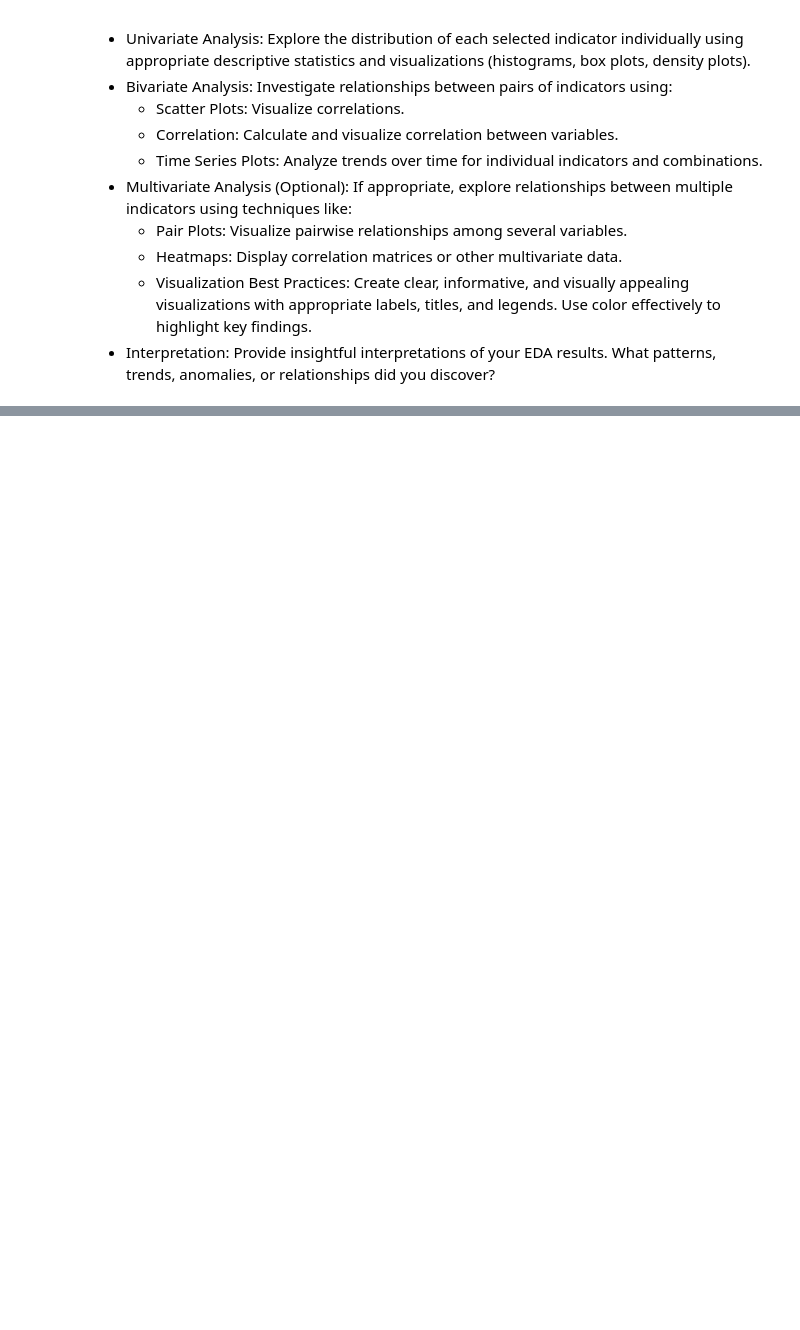
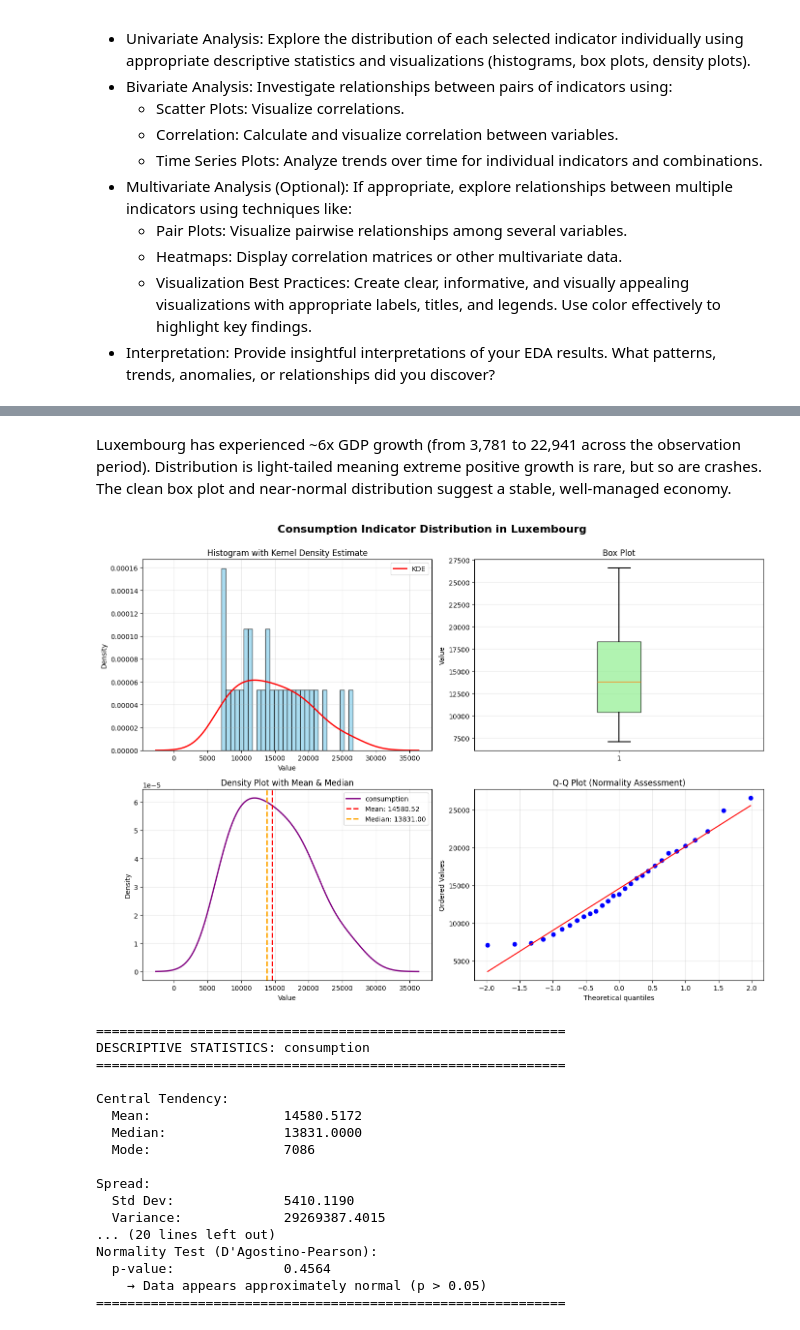
Before and after one commit to SexomQ/ExploratoryDataAnalysis, a Jupyter notebook: EuropeanDevelopmentIndicatorsAcquisition.ipynb, the cells around one changed output, grey strips where cells are left out. Cells and saved outputs as stored; diff of their text form; code cells hidden in the pictures; blank space fills up the shorter version.

```diff
--- a/EuropeanDevelopmentIndicatorsAcquisition.ipynb
+++ b/EuropeanDevelopmentIndicatorsAcquisition.ipynb
@@ -689,0 +888,24 @@ trends, anomalies, or relationships did you discover?
+# %% [markdown]
+Luxembourg has experienced ~6x GDP growth (from 3,781 to 22,941 across the observation period). Distribution is light-tailed meaning extreme positive growth is rare, but so are crashes. The clean box plot and near-normal distribution suggest a stable, well-managed economy.
+# %%
+# Analysis of the consumption indicator distribution
+consumption_stats = explore_indicator_distribution(cleaned_indicators['consumption'], 'consumption', title='Consumption Indicator Distribution in Luxembourg')
+# %% [output]
+[figure, added]
+============================================================
+DESCRIPTIVE STATISTICS: consumption
+============================================================
+
+Central Tendency:
+  Mean:                 14580.5172
+  Median:               13831.0000
+  Mode:                 7086
+
+Spread:
+  Std Dev:              5410.1190
+  Variance:             29269387.4015
+... (20 lines left out)
+Normality Test (D'Agostino-Pearson):
+  p-value:              0.4564
+    → Data appears approximately normal (p > 0.05)
+============================================================
```
Also changed, not shown: parts of 28 cells of this notebook.
